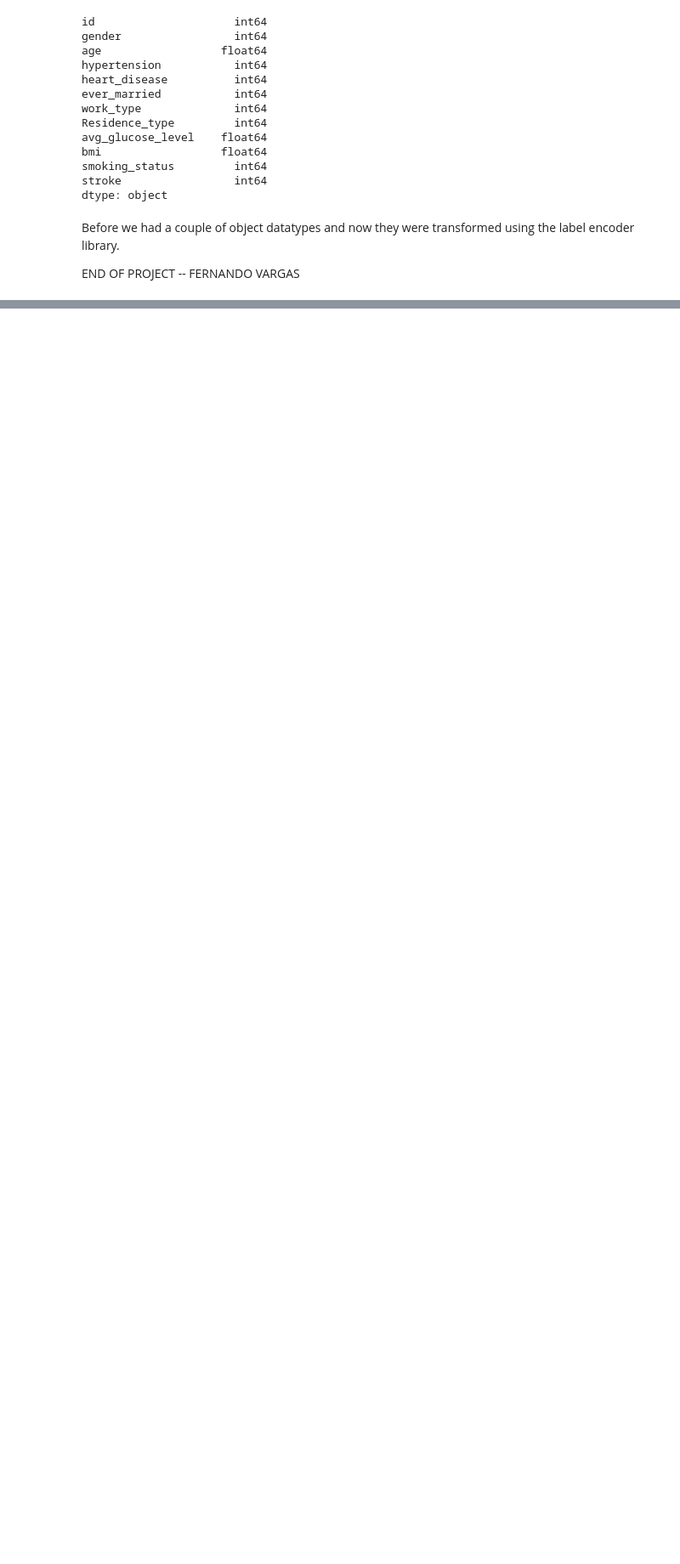
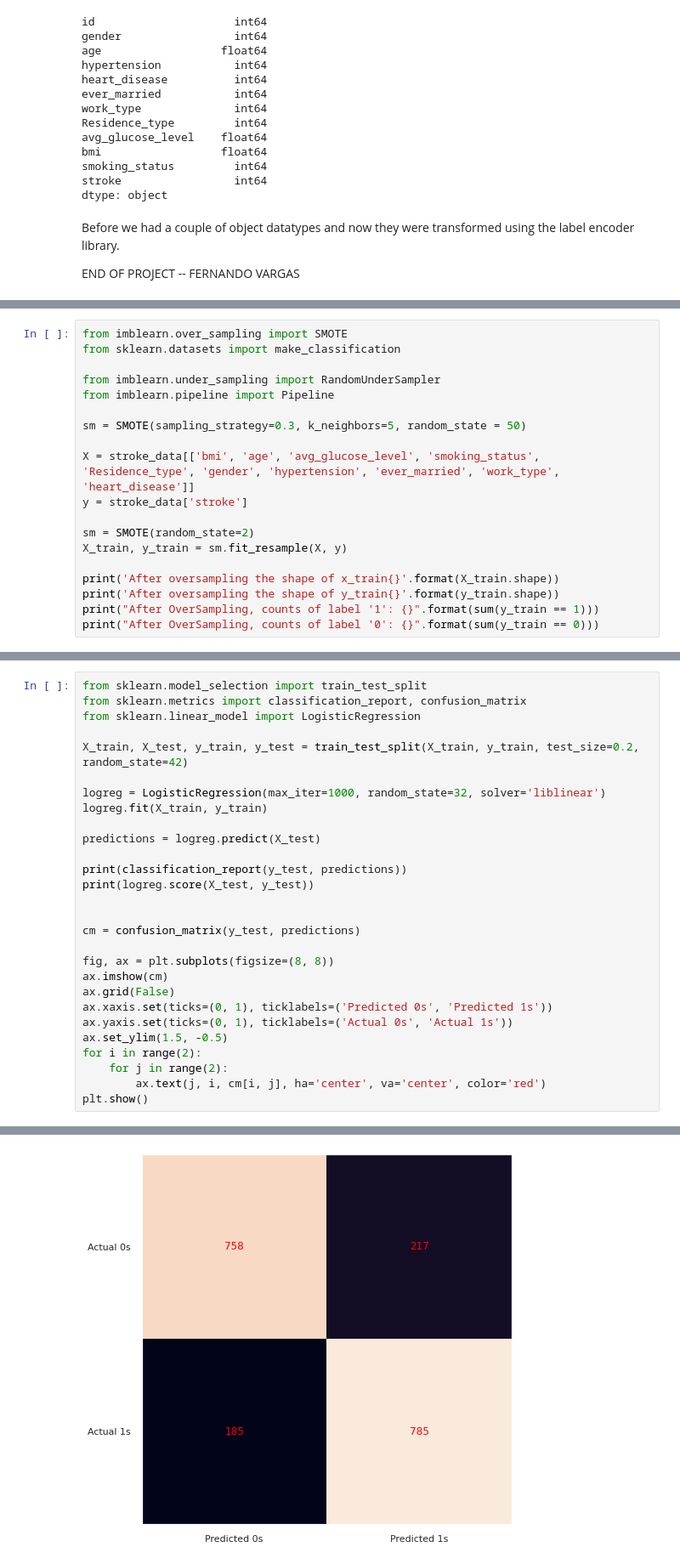
Before and after one commit to Fernando21854/DataMining_Stroke_Data, a Jupyter notebook: project_1.ipynb, the cells around one changed output, grey strips where cells are left out. Shown at 85% size. Saved outputs shown, nothing was run; the diff lists cells and outputs as text; blank space fills up the shorter version.

```diff
--- a/project_1.ipynb
+++ b/project_1.ipynb
@@ -242,0 +245,19 @@ END OF PROJECT -- FERNANDO VARGAS
+# %%
+from imblearn.over_sampling import SMOTE
+from sklearn.datasets import make_classification
+
+from imblearn.under_sampling import RandomUnderSampler
+from imblearn.pipeline import Pipeline
+
+sm = SMOTE(sampling_strategy=0.3, k_neighbors=5, random_state = 50)
+
+X = stroke_data[['bmi', 'age', 'avg_glucose_level', 'smoking_status', 'Residence_type', 'gender', 'hypertension', 'ever_married', 'work_type', 'heart_disease']]
+y = stroke_data['stroke']
+
+sm = SMOTE(random_state=2)
+X_train, y_train = sm.fit_resample(X, y)
+
+print('After oversampling the shape of x_train{}'.format(X_train.shape))
+print('After oversampling the shape of y_train{}'.format(y_train.shape))
+print("After OverSampling, counts of label '1': {}".format(sum(y_train == 1)))
+print("After OverSampling, counts of label '0': {}".format(sum(y_train == 0)))
@@ -242,0 +285,29 @@ END OF PROJECT -- FERNANDO VARGAS
+# %%
+from sklearn.model_selection import train_test_split
+from sklearn.metrics import classification_report, confusion_matrix
+from sklearn.linear_model import LogisticRegression
+
+X_train, X_test, y_train, y_test = train_test_split(X_train, y_train, test_size=0.2, random_state=42)
+
+logreg = LogisticRegression(max_iter=1000, random_state=32, solver='liblinear')
+logreg.fit(X_train, y_train)
+
+predictions = logreg.predict(X_test)
+
+print(classification_report(y_test, predictions))
+print(logreg.score(X_test, y_test))
+
+
+cm = confusion_matrix(y_test, predictions)
+
+fig, ax = plt.subplots(figsize=(8, 8))
+ax.imshow(cm)
+ax.grid(False)
+ax.xaxis.set(ticks=(0, 1), ticklabels=('Predicted 0s', 'Predicted 1s'))
+ax.yaxis.set(ticks=(0, 1), ticklabels=('Actual 0s', 'Actual 1s'))
+ax.set_ylim(1.5, -0.5)
+for i in range(2):
+    for j in range(2):
+        ax.text(j, i, cm[i, j], ha='center', va='center', color='red')
+plt.show()
+# %% [output]
@@ -242,0 +324 @@ END OF PROJECT -- FERNANDO VARGAS
+[figure, added]
```
Also changed, not shown: parts of 16 cells of this notebook.
